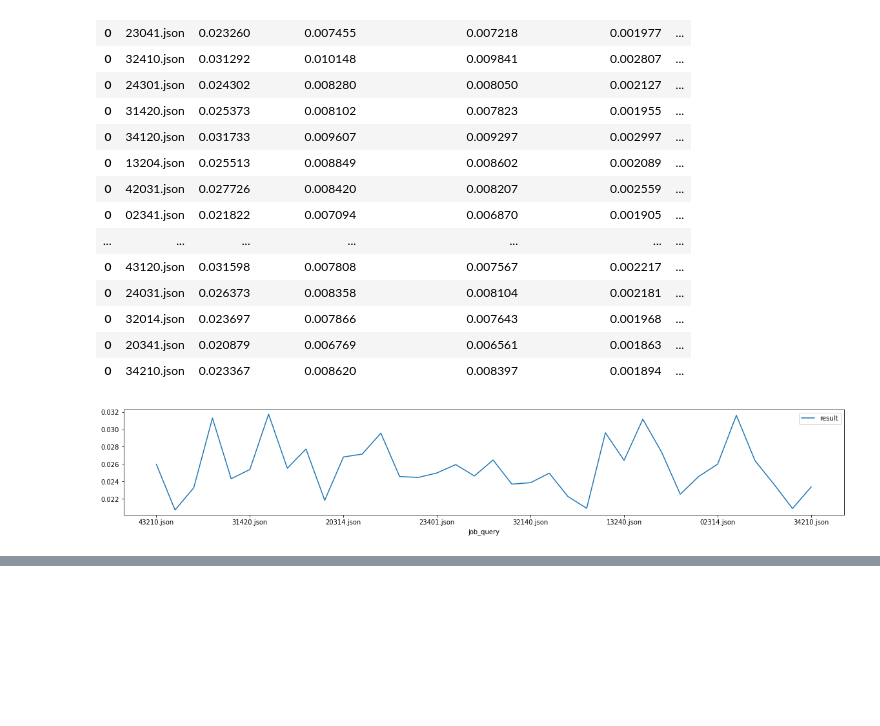
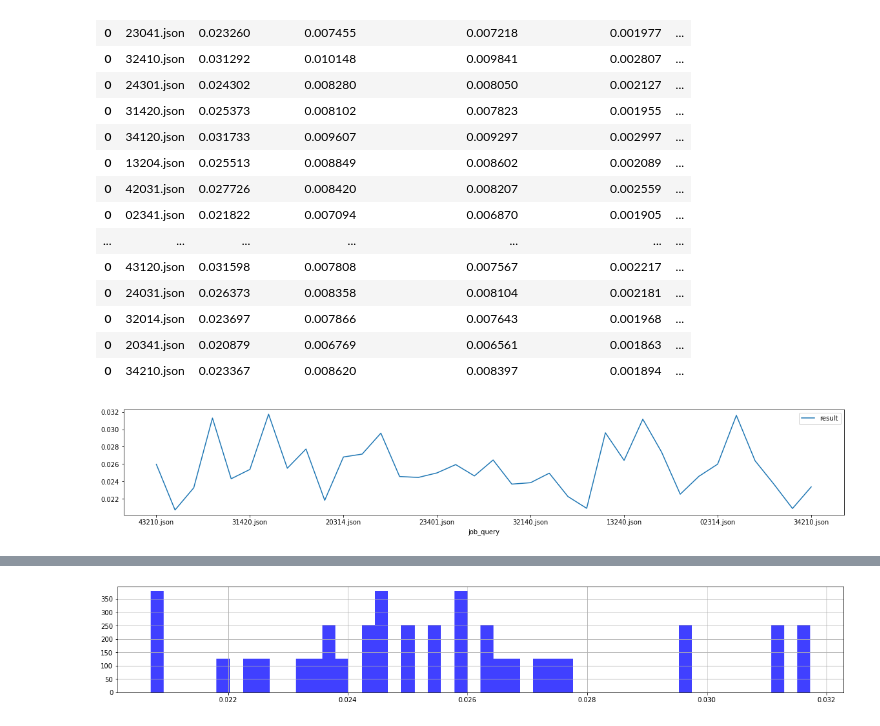
Before and after one commit to ChuyingHe/duckdb-master-rl, a Jupyter notebook: chuying/visualization/query_with_different_join_order.ipynb, the cells around one changed output, grey strips where cells are left out. Saved outputs shown, nothing was run; the diff lists cells and outputs as text; code cells hidden in the pictures; blank space fills up the shorter version.

```diff
--- a/chuying/visualization/query_with_different_join_order.ipynb
+++ b/chuying/visualization/query_with_different_join_order.ipynb
@@ -75,0 +89,6 @@ plt.show()
+# %%
+n, bins, patches = plt.hist(my_df['result'], 50, density=True, facecolor='b', alpha=0.75)
+plt.grid(True)
+plt.show()
+# %% [output]
+[figure, added]
```
Also changed, not shown: parts of 1 cell of this notebook, 5 other files.
